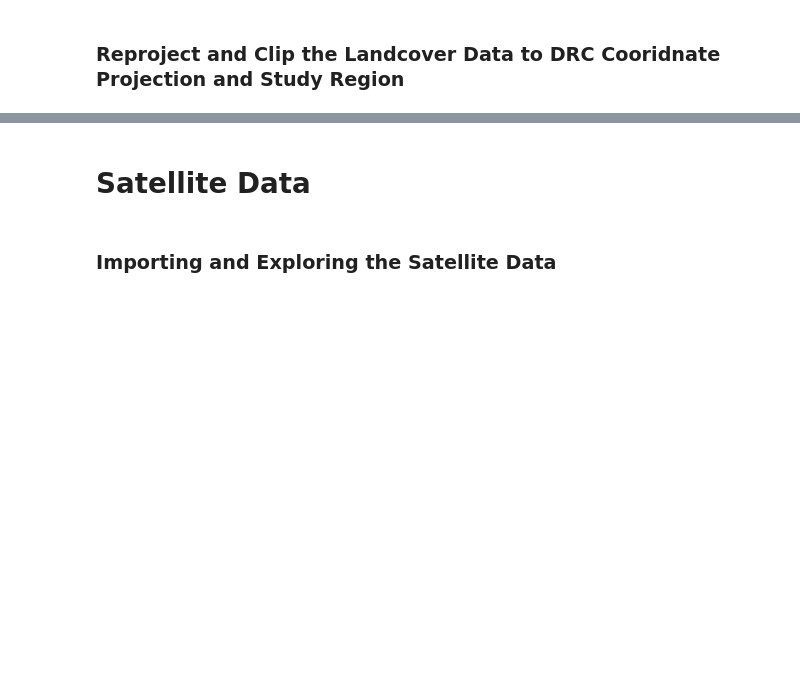
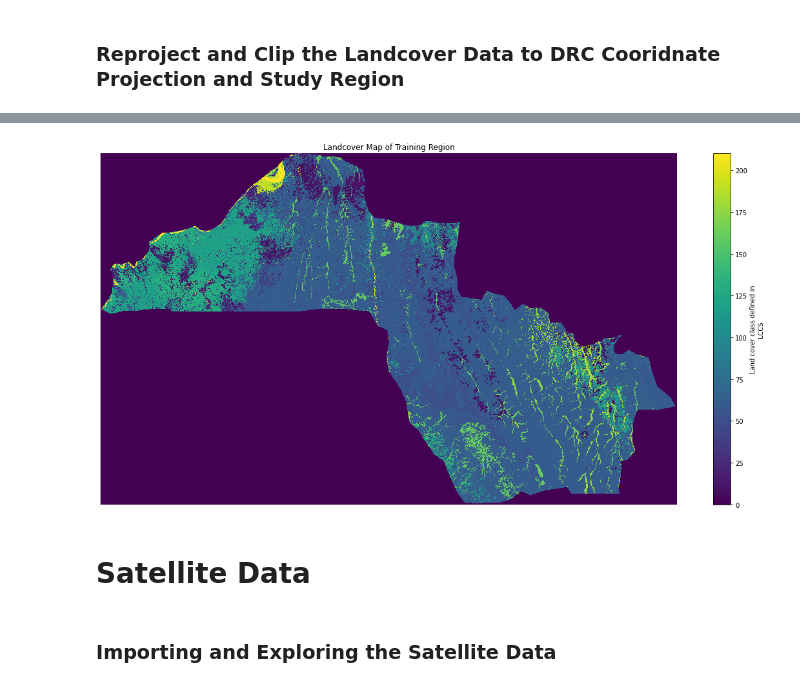
Before and after one commit to JoycelynLongdon/MRes_Research_Project, a Jupyter notebook: Notebooks/training_data_prep.ipynb, the cells around one changed output, grey strips where cells are left out. Drawn from its saved outputs; the diff is of its cells as text; code cells hidden in the pictures; blank space fills up the shorter version.

Commit message:
random forest training

```diff
--- a/Notebooks/training_data_prep.ipynb
+++ b/Notebooks/training_data_prep.ipynb
@@ -126,4 +249,4 @@ landcover_drc_crs.shape
 # %%
 #from 3D ----> 2D
-ESA_Landcover_Data = landcover_drc_crs[0, :, :]
-print(ESA_Landcover_Data.shape)
+drc_training_landcover = landcover_drc_crs[0, :, :]
+print(drc_training_landcover.shape)
@@ -149,3 +275,12 @@ plt.show()
+# %%
+f, ax = plt.subplots(figsize=(20, 10))
+drc_training_landcover.plot(ax=ax)
+ax.set(title="Landcover Map of Training Region")
+ax.set_axis_off()
+plt.savefig('/gws/nopw/j04/ai4er/users/jl2182/data/Mres_Data/landcover_map_of_training_region.png')
+plt.show()
+# %% [output]
+[figure, added]
 # %% [markdown]
 # Satellite Data
 # %% [markdown]
```
Also changed, not shown: parts of 34 cells of this notebook, 1 other file.
